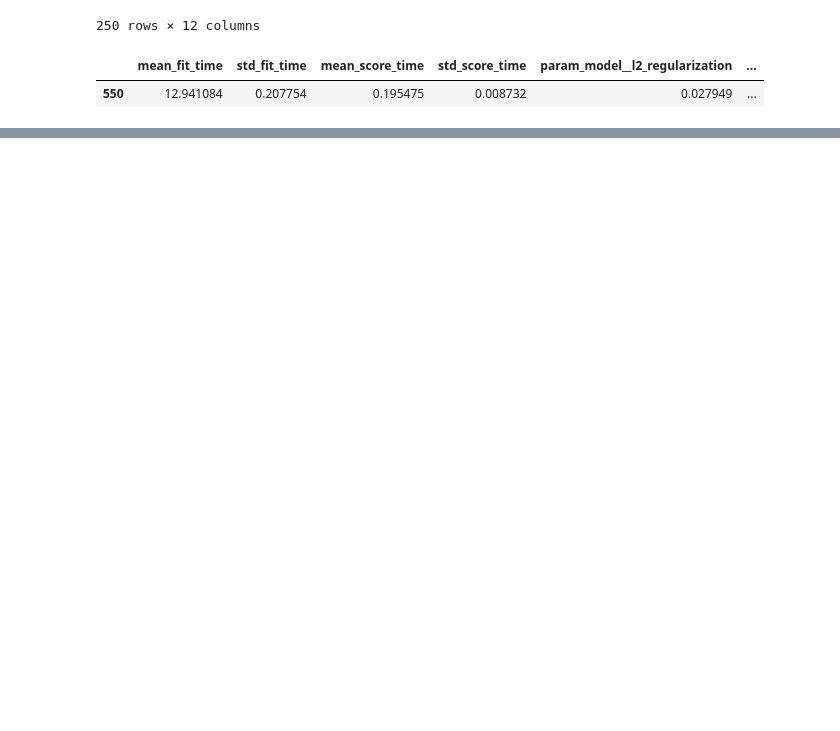
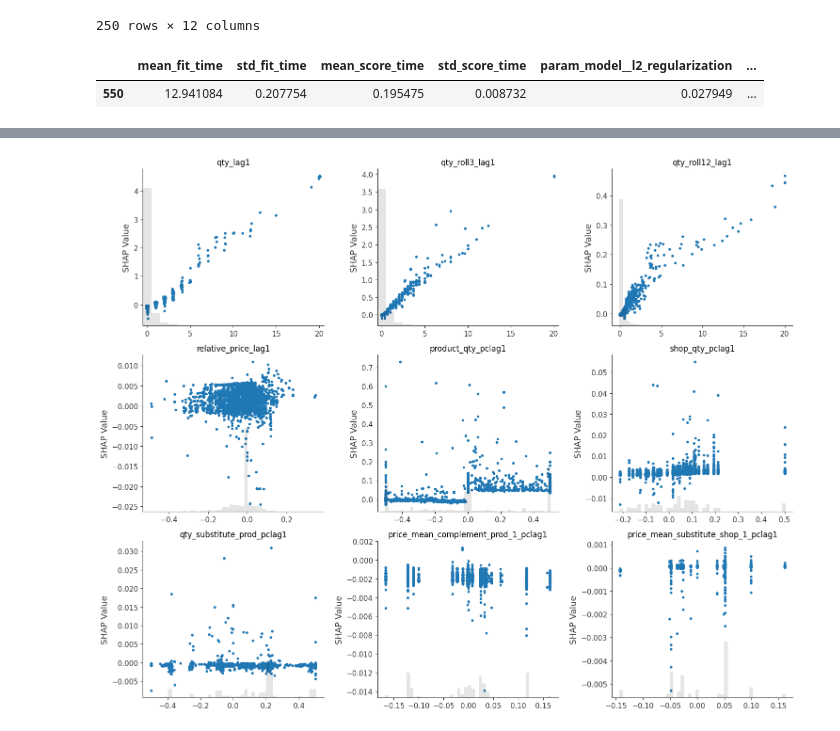
Before and after one commit to svanomm/forecasting-final-2025, a Jupyter notebook: 06 LightGBM Forecasts.ipynb, the cells around one changed output, grey strips where cells are left out. Saved outputs shown, nothing was run; the diff lists cells and outputs as text; code cells hidden in the pictures; blank space fills up the shorter version.

```diff
--- a/06 LightGBM Forecasts.ipynb
+++ b/06 LightGBM Forecasts.ipynb
@@ -793,0 +790,32 @@ shap.summary_plot(shap_values,samp_test)
+# %%
+to_plot = ['qty_lag1', 'qty_roll3_lag1', 'qty_roll12_lag1', 'relative_price_lag1', 'product_qty_pclag1', 'shop_qty_pclag1', 'qty_substitute_prod_pclag1', 'price_mean_complement_prod_1_pclag1', 'price_mean_substitute_shop_1_pclag1']
+
+# Calculate number of rows and columns for the subplot grid
+n_plots = len(to_plot)
+n_cols = 3  # You can adjust this based on your preference
+n_rows = (n_plots + n_cols - 1) // n_cols  # Ceiling division to ensure all plots fit
+
+# Create a large figure
+fig = plt.figure(figsize=(15, 4 * n_rows))
+
+# Create and save each dependence plot
+for i, var in enumerate(to_plot):
+    plt.subplot(n_rows, n_cols, i + 1)
+    shap.plots.scatter(
+        shap_values2[:, var],
+        show=False,  # Don't show individual plots
+        ax=plt.gca(),
+        color=None  # Use the current axis
+    )
+    plt.title(f"{var}")
+    plt.ylabel("SHAP Value")
+    plt.xlabel("")
+
+# Adjust layout
+plt.tight_layout()
+
+# Save combined figure
+plt.savefig(r'../output/gbm_shap_dependence_plots_combined.png', dpi=300, bbox_inches='tight')
+plt.show()
+# %% [output]
+[figure, added]
```
Also changed, not shown: parts of 20 cells of this notebook.
